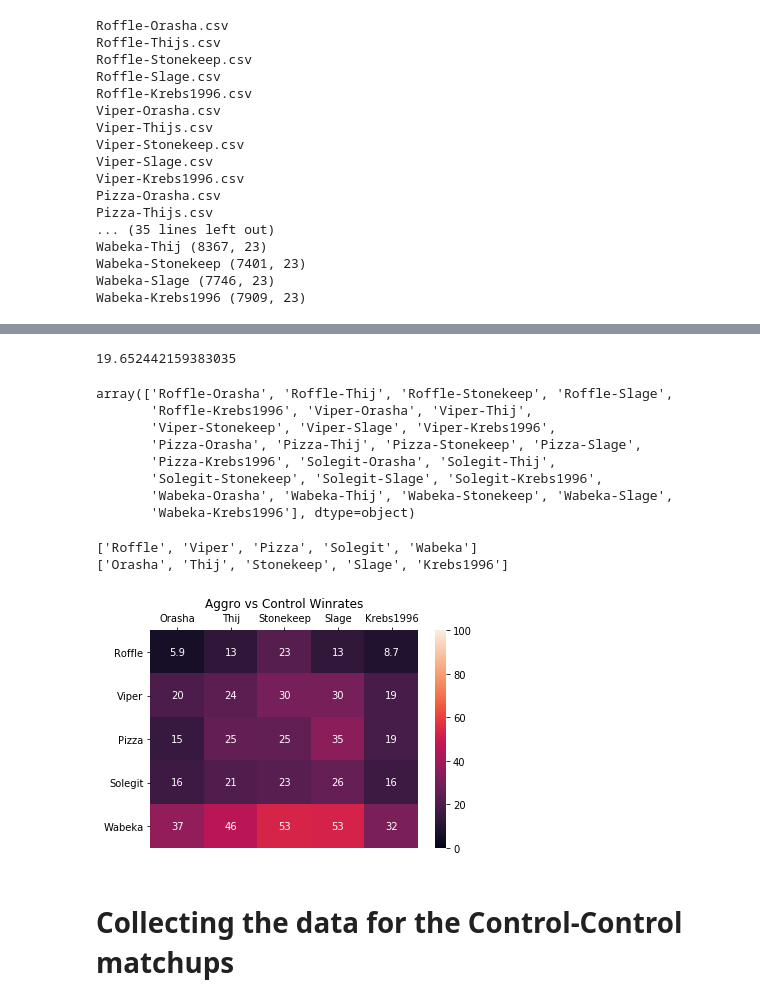
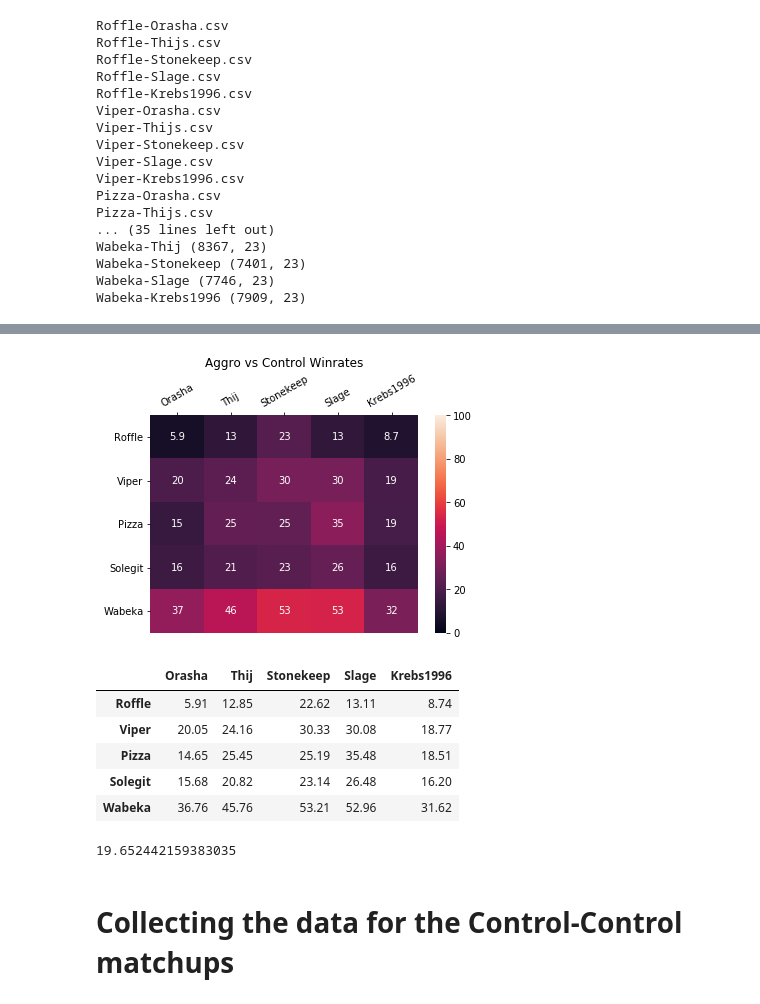
Before and after one commit to cww5/Sabber_Work_2019F, a Jupyter notebook: thesis-extensions/Spring_Data_Analysis.ipynb, the cells around one changed output, grey strips where cells are left out. Saved outputs shown, nothing was run; the diff lists cells and outputs as text; code cells hidden in the pictures.

```diff
--- a/thesis-extensions/Spring_Data_Analysis.ipynb
+++ b/thesis-extensions/Spring_Data_Analysis.ipynb
@@ -403,3 +367,13 @@ ac_sdf
+# %%
+get_winrates_heatmap_formatchup(ac_sdf, "Aggro", "Control")
+# %% [output]
+[figure, added]
+|  | Orasha | Thij | Stonekeep | Slage | Krebs1996 |
+| Roffle | 5.91 | 12.85 | 22.62 | 13.11 | 8.74 |
+| Viper | 20.05 | 24.16 | 30.33 | 30.08 | 18.77 |
+| Pizza | 14.65 | 25.45 | 25.19 | 35.48 | 18.51 |
+| Solegit | 15.68 | 20.82 | 23.14 | 26.48 | 16.20 |
+| Wabeka | 36.76 | 45.76 | 53.21 | 52.96 | 31.62 |
 # %%
 ac_sdf[list(ac_sdf.columns)[:5]].loc[('Mean-Num-Turns')].mean()
 # %% [output]
@@ -409,42 +381,3 @@ def get_heatmap(mm_sdf):
-# %%
-acp1_winratess.index.values
-# %% [output]
-array(['Roffle-Orasha', 'Roffle-Thij', 'Roffle-Stonekeep', 'Roffle-Slage',
-       'Roffle-Krebs1996', 'Viper-Orasha', 'Viper-Thij',
-       'Viper-Stonekeep', 'Viper-Slage', 'Viper-Krebs1996',
-       'Pizza-Orasha', 'Pizza-Thij', 'Pizza-Stonekeep', 'Pizza-Slage',
-       'Pizza-Krebs1996', 'Solegit-Orasha', 'Solegit-Thij',
-       'Solegit-Stonekeep', 'Solegit-Slage', 'Solegit-Krebs1996',
-       'Wabeka-Orasha', 'Wabeka-Thij', 'Wabeka-Stonekeep', 'Wabeka-Slage',
-       'Wabeka-Krebs1996'], dtype=object)
-# %%
-acp1_winratess = ac_sdf.iloc[6,:]
-acp1_wr = acp1_winratess.values.reshape(5,5)
-acp1_wr = acp1_wr.round(2)
-ac_players1 = []
-ac_players2 = []
-for match in acp1_winratess.index.values:#.reshape(5,5)
-    p1 = match.split('-')[0]
-    p2 = match.split('-')[1]
-    if p1 not in ac_players1:
-        ac_players1.append(p1)
-    if p2 not in ac_players2:
-        ac_players2.append(p2)
-print(ac_players1)
-print(ac_players2)
-# %% [output]
-['Roffle', 'Viper', 'Pizza', 'Solegit', 'Wabeka']
-['Orasha', 'Thij', 'Stonekeep', 'Slage', 'Krebs1996']
-# %%
-ax = plt.axes()
-heatmap(acp1_wr, annot=True, xticklabels=ac_players2, yticklabels=ac_players1, ax=ax, vmin=0, vmax=100)#, cmap="RdBu")
-ax.xaxis.set_ticks_position('top')
-for tick in ax.get_yticklabels():
-    tick.set_rotation(0)
-ax.set_title('Aggro vs Control Winrates')
-plt.show()
-# %% [output]
-[figure, removed]
 # %% [markdown]
 # Collecting the data for the Control-Control matchups
 # %%
```
Also changed, not shown: parts of 16 cells of this notebook, 26 other files.
